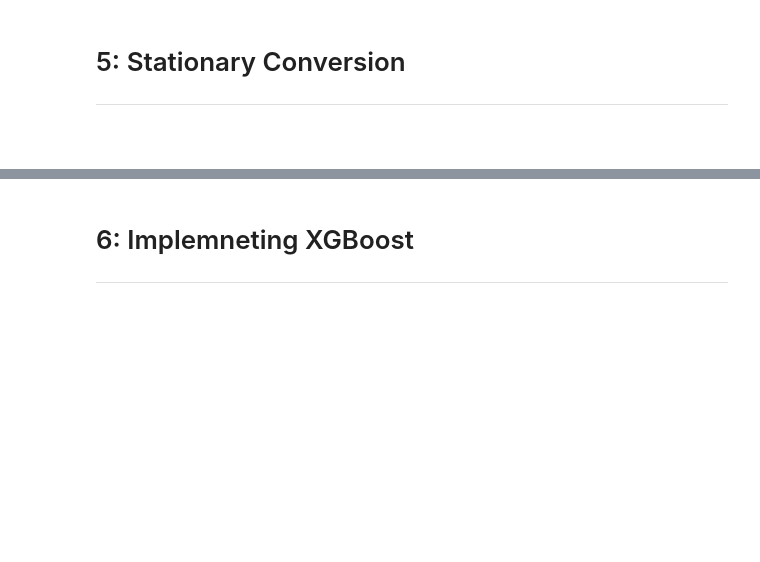
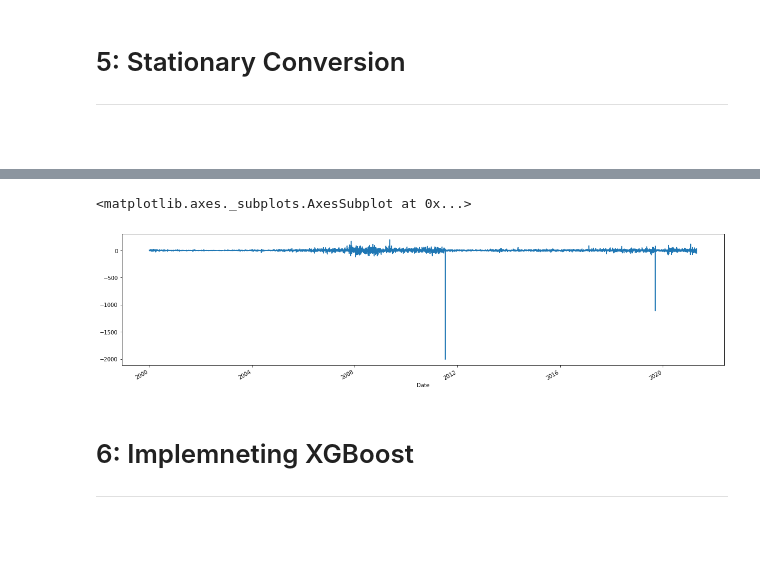
Before and after one commit to hargurjeet/MachineLearning, a Jupyter notebook: Nifty_50_Time_Series_Forecasting.ipynb, the cells around one changed output, grey strips where cells are left out. Drawn from its saved outputs; the diff is of its cells as text; code cells hidden in the pictures; blank space fills up the shorter version.

```diff
--- a/Nifty_50_Time_Series_Forecasting.ipynb
+++ b/Nifty_50_Time_Series_Forecasting.ipynb
@@ -448,3 +500,9 @@ df.set_index("Date", drop=False, inplace=True)
+# %%
+df['VMAP First Difference']=df['VWAP']-df['VWAP'].shift(1)
+df['VMAP First Difference'].plot()
+# %% [output]
+<matplotlib.axes._subplots.AxesSubplot at 0x...>
+[figure, added]
 # %% [markdown]
 # 6: Implemneting XGBoost <a name="6"></a>
 
```
Also changed, not shown: parts of 7 cells of this notebook.
